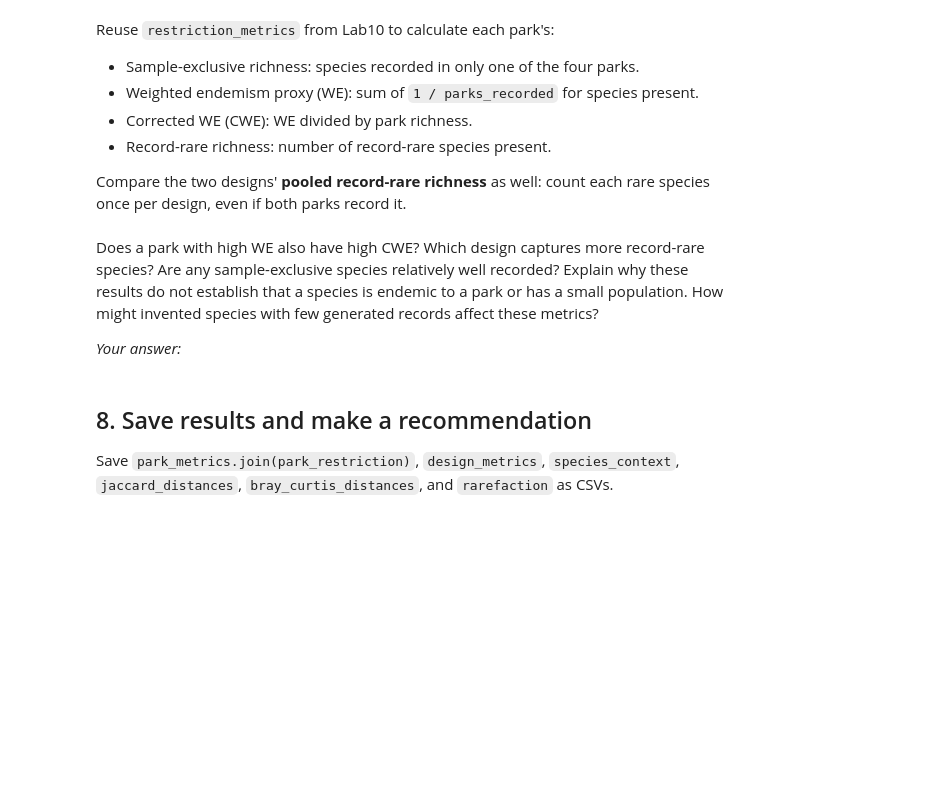
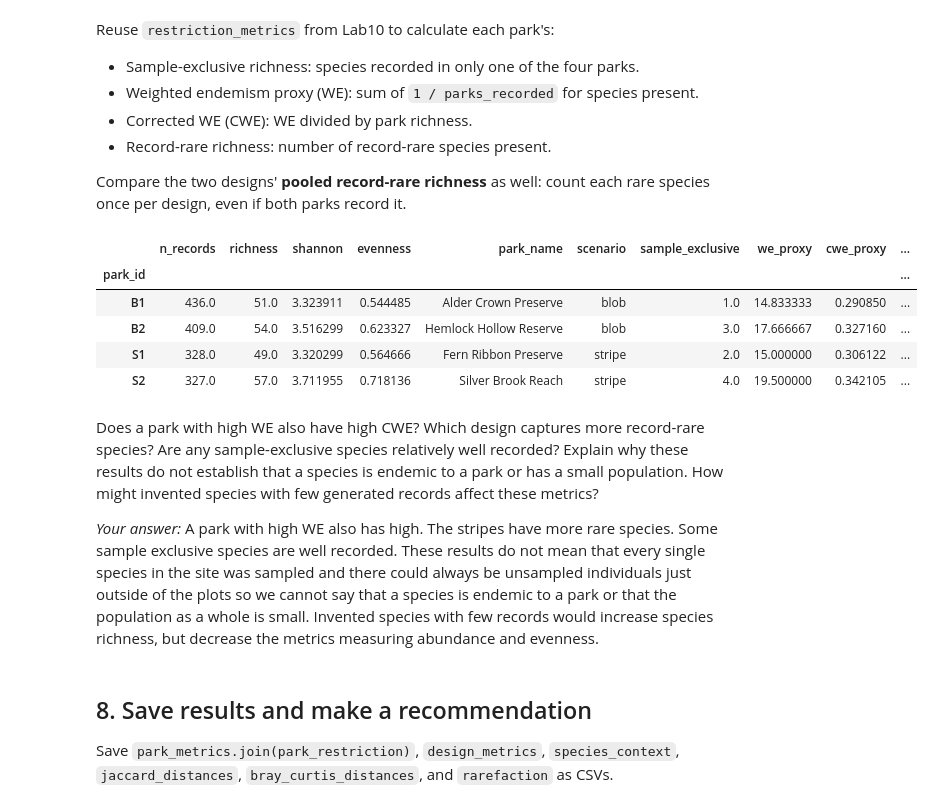
Before and after one commit to jddeabreu/BIO597-SpatialBiodiversity, a Jupyter notebook: docs/assignments/Assignment-10-SpatialCommunityComposition.ipynb, the cells around one changed output. Drawn from its saved outputs; the diff is of its cells as text; code cells hidden in the pictures; blank space fills up the shorter version.

Commit message:
Completed Spatial Community Composition Assignment

```diff
--- a/docs/assignments/Assignment-10-SpatialCommunityComposition.ipynb
+++ b/docs/assignments/Assignment-10-SpatialCommunityComposition.ipynb
@@ -116,3 +168,8 @@ def diversity(community_counts):
 # Add park names and scenarios from parks.
 # Add evenness = np.exp(shannon) / richness, as in Lab10.
 # Display the table and make a simple richness or Shannon plot.
+park_metrics = diversity(community)
+park_metrics["evenness"] = np.exp(park_metrics["shannon"])/park_metrics["richness"]
+park_metrics["park_name"] = parks.park_name
+park_metrics["scenario"] = parks.scenario
+display(park_metrics)
@@ -247,10 +412,47 @@ species once per design, even if both parks record it.
 # %%
 # Copy the restriction_metrics function from Lab10.
 # Calculate park_restriction = restriction_metrics(community).
 # Display park_metrics.join(park_restriction).
 
 # For each design, loop through rare_species.
 # Count a species once if design_counts.loc[design, species] > 0.
+
+def restriction_metrics(community_counts):
+    occupancy = (community_counts > 0).sum(axis=0)
+    results = pd.DataFrame(
+        index=community_counts.index,
+        columns=["sample_exclusive", "we_proxy", "cwe_proxy", "record_rare_richness"],
+        dtype=float,
+    )
+    for unit, counts in community_counts.iterrows():
+        species_here = counts[counts > 0].index
+        if len(species_here) == 0:
+            continue
+        exclusive = 0
+        rare = 0
+        weighted_endemism = 0
+        for species in species_here:
+            occupied_units = occupancy[species]
+            weighted_endemism += 1 / occupied_units
+            if occupied_units == 1:
+                exclusive += 1
+            if species in rare_species:
+                rare += 1
+        results.loc[unit, "sample_exclusive"] = exclusive
+        results.loc[unit, "we_proxy"] = weighted_endemism
+        results.loc[unit, "cwe_proxy"] = weighted_endemism / len(species_here)
+        results.loc[unit, "record_rare_richness"] = rare
+    return results
+
+park_restriction = restriction_metrics(community)
+display(park_metrics.join(park_restriction))
+# %% [output]
+|  | n_records | richness | shannon | evenness | park_name | scenario | sample_exclusive | we_proxy | cwe_proxy | ... |
+| park_id |  |  |  |  |  |  |  |  |  | ... |
+| B1 | 436.0 | 51.0 | 3.323911 | 0.544485 | Alder Crown Preserve | blob | 1.0 | 14.833333 | 0.290850 | ... |
+| B2 | 409.0 | 54.0 | 3.516299 | 0.623327 | Hemlock Hollow Reserve | blob | 3.0 | 17.666667 | 0.327160 | ... |
+| S1 | 328.0 | 49.0 | 3.320299 | 0.564666 | Fern Ribbon Preserve | stripe | 2.0 | 15.000000 | 0.306122 | ... |
+| S2 | 327.0 | 57.0 | 3.711955 | 0.718136 | Silver Brook Reach | stripe | 4.0 | 19.500000 | 0.342105 | ... |
 # %% [markdown]
 Does a park with high WE also have high CWE? Which design captures more
 record-rare species? Are any sample-exclusive species relatively well recorded?
@@ -258,7 +460,7 @@ Explain why these results do not establish that a species is endemic to a park
 or has a small population. How might invented species with few generated
 records affect these metrics?
 
-*Your answer:*
+*Your answer:* A park with high WE also has high. The stripes have more rare species. Some sample exclusive species are well recorded. These results do not mean that every single species in the site was sampled and there could always be unsampled individuals just outside of the plots so we cannot say that a species is endemic to a park or that the population as a whole is small. Invented species with few records would increase species richness, but decrease the metrics measuring abundance and evenness.
 # %% [markdown]
 ## 8. Save results and make a recommendation
 
```
Also changed, not shown: parts of 19 cells of this notebook.
